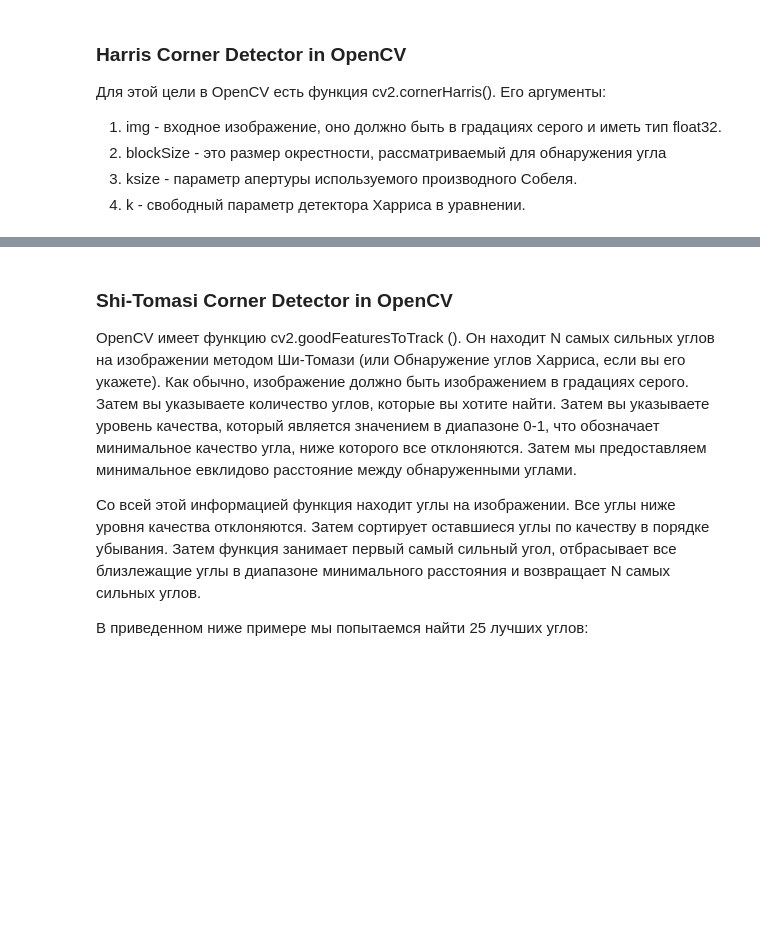
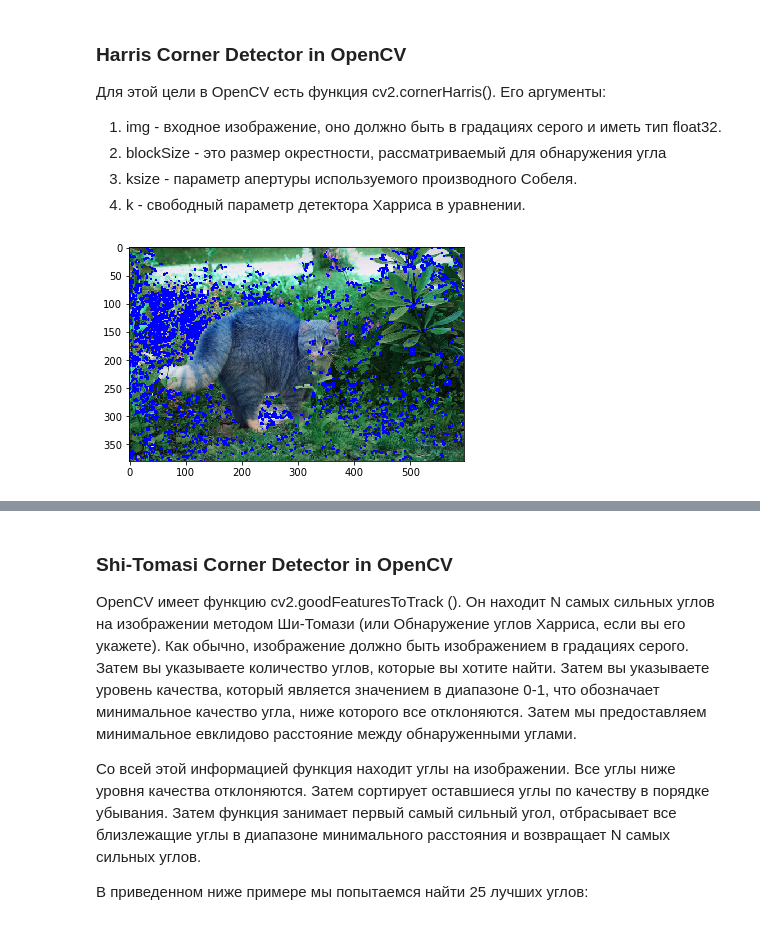
Before and after one commit to Keleas/Computer_Vision_School, a Jupyter notebook: less_05/Lecture_5.ipynb, the cells around one changed output, grey strips where cells are left out. Saved outputs shown, nothing was run; the diff lists cells and outputs as text; code cells hidden in the pictures; blank space fills up the shorter version.

```diff
--- a/less_05/Lecture_5.ipynb
+++ b/less_05/Lecture_5.ipynb
@@ -124,21 +124,25 @@ $$R = det(M) - k(trace(M))^2$$
 3. ksize - параметр апертуры используемого производного Собеля.
 4. k - свободный параметр детектора Харриса в уравнении.
 # %%
+from __future__ import print_function
 import cv2
 import numpy as np
 import matplotlib.pyplot as plt
 
-filename = '../img/sift_dog.jpg'
+filename = '../img/cat.jpg'
 img = cv2.imread(filename)
 gray = cv2.cvtColor(img,cv2.COLOR_BGR2GRAY)
 
 gray = np.float32(gray)
 dst = cv2.cornerHarris(gray,2,3,0.04)
 
 #result is dilated for marking the corners, not important
 dst = cv2.dilate(dst,None)
 
 # Threshold for an optimal value, it may vary depending on the image.
 img[dst>0.01*dst.max()]=[0,0,255]
 
-plt.imshow(img);
+plt.imshow(img)
+plt.show()
+# %% [output]
+[figure, added]
```
Also changed, not shown: parts of 9 cells of this notebook, 4 other files.
